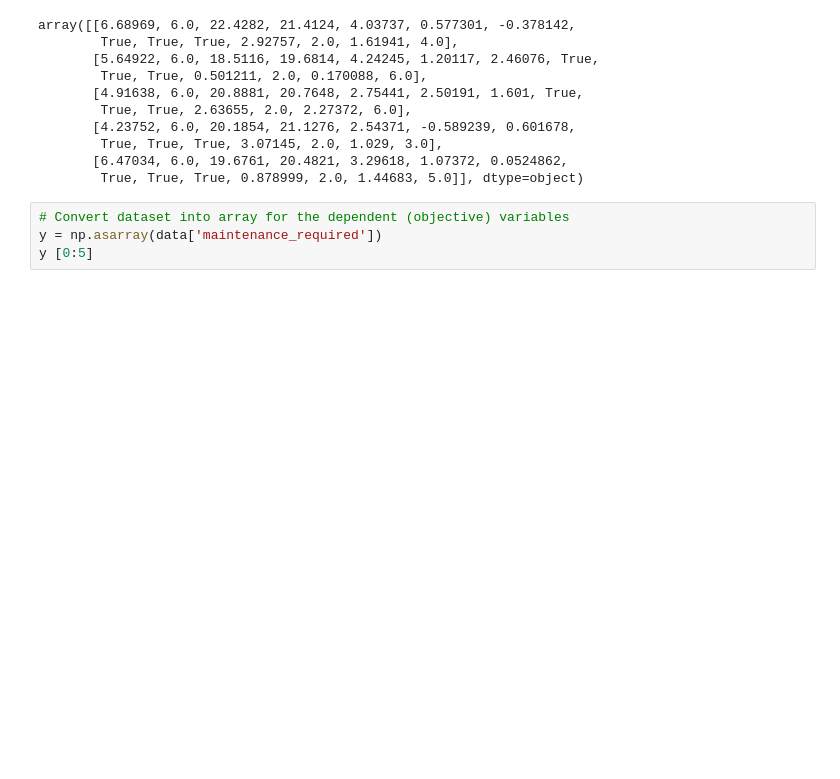
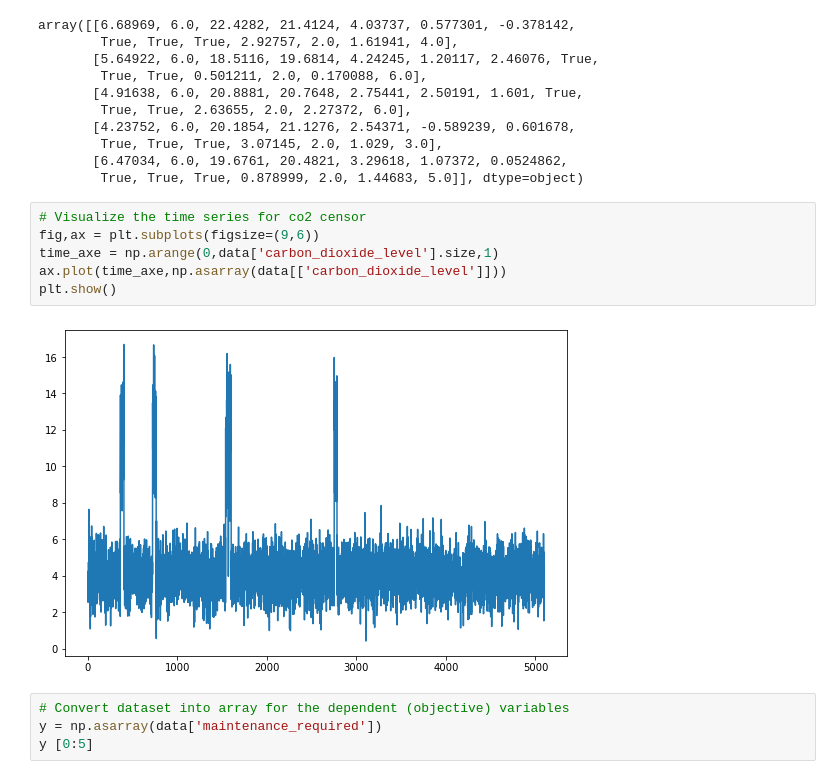
Before and after one commit to ibm-cloud-architecture/refarch-reefer-ml, a Jupyter notebook: ml/model_logistic_regression-pg.ipynb, the cells around one changed output. Drawn from its saved outputs; the diff is of its cells as text; blank space fills up the shorter version.

```diff
--- a/ml/model_logistic_regression-pg.ipynb
+++ b/ml/model_logistic_regression-pg.ipynb
@@ -58,6 +58,14 @@ array([[6.68969, 6.0, 22.4282, 21.4124, 4.03737, 0.577301, -0.378142,
         True, True, True, 3.07145, 2.0, 1.029, 3.0],
        [6.47034, 6.0, 19.6761, 20.4821, 3.29618, 1.07372, 0.0524862,
         True, True, True, 0.878999, 2.0, 1.44683, 5.0]], dtype=object)
+# %%
+# Visualize the time series for co2 censor
+fig,ax = plt.subplots(figsize=(9,6))
+time_axe = np.arange(0,data['carbon_dioxide_level'].size,1)
+ax.plot(time_axe,np.asarray(data[['carbon_dioxide_level']]))
+plt.show()
+# %% [output]
+[figure, added]
 # %%
 # Convert dataset into array for the dependent (objective) variables
 y = np.asarray(data['maintenance_required'])
```
Also changed, not shown: parts of 12 cells of this notebook, 21 other files.
